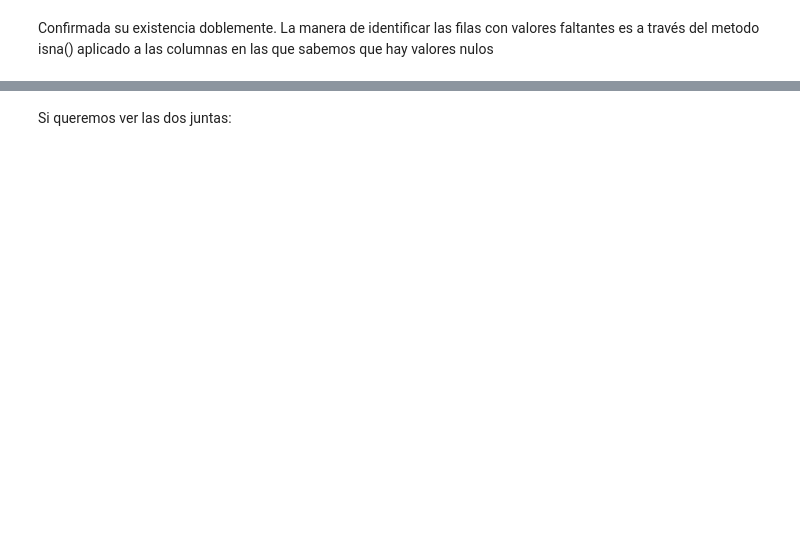
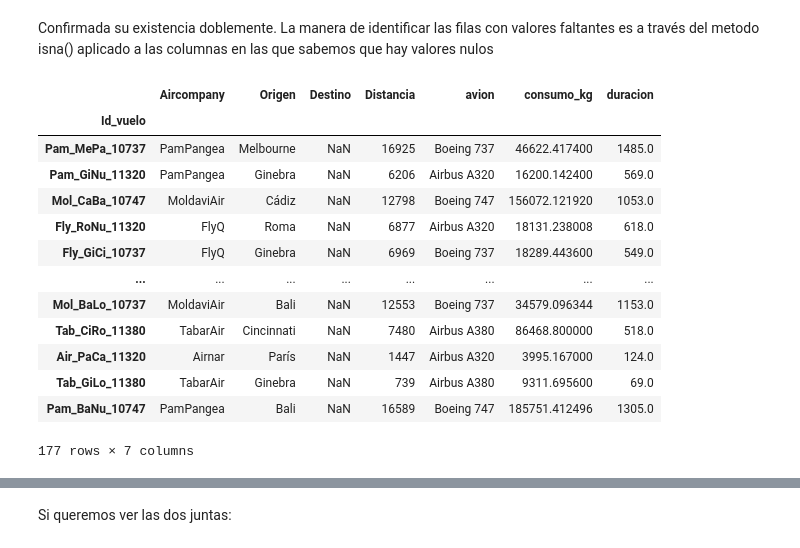
Before and after one commit to draranguez/DS-Online_DanielR, a Jupyter notebook: 02_Herramientas_Avanzadas/Sprint_04/Unidad_02_Pandas_II/01_Workout/06_Nulos.ipynb, the cells around one changed output, grey strips where cells are left out. Saved outputs shown, nothing was run; the diff lists cells and outputs as text; code cells hidden in the pictures; blank space fills up the shorter version.

```diff
--- a/02_Herramientas_Avanzadas/Sprint_04/Unidad_02_Pandas_II/01_Workout/06_Nulos.ipynb
+++ b/02_Herramientas_Avanzadas/Sprint_04/Unidad_02_Pandas_II/01_Workout/06_Nulos.ipynb
@@ -27,2 +87,19 @@ Para verlo con más precisión, primero aplicaremos el método value_counts con
 # %% [markdown]
 Confirmada su existencia doblemente. La manera de identificar las filas con valores faltantes es a través del  metodo isna() aplicado a las columnas en las que sabemos que hay valores nulos
+# %%
+df_aviones[df_aviones["Destino"].isna()]
+# %% [output]
+|  | Aircompany | Origen | Destino | Distancia | avion | consumo_kg | duracion |
+| Id_vuelo |  |  |  |  |  |  |  |
+| Pam_MePa_10737 | PamPangea | Melbourne | NaN | 16925 | Boeing 737 | 46622.417400 | 1485.0 |
+| Pam_GiNu_11320 | PamPangea | Ginebra | NaN | 6206 | Airbus A320 | 16200.142400 | 569.0 |
+| Mol_CaBa_10747 | MoldaviAir | Cádiz | NaN | 12798 | Boeing 747 | 156072.121920 | 1053.0 |
+| Fly_RoNu_11320 | FlyQ | Roma | NaN | 6877 | Airbus A320 | 18131.238008 | 618.0 |
+| Fly_GiCi_10737 | FlyQ | Ginebra | NaN | 6969 | Boeing 737 | 18289.443600 | 549.0 |
+| ... | ... | ... | ... | ... | ... | ... | ... |
+| Mol_BaLo_10737 | MoldaviAir | Bali | NaN | 12553 | Boeing 737 | 34579.096344 | 1153.0 |
+| Tab_CiRo_11380 | TabarAir | Cincinnati | NaN | 7480 | Airbus A380 | 86468.800000 | 518.0 |
+| Air_PaCa_11320 | Airnar | París | NaN | 1447 | Airbus A320 | 3995.167000 | 124.0 |
+| Tab_GiLo_11380 | TabarAir | Ginebra | NaN | 739 | Airbus A380 | 9311.695600 | 69.0 |
+| Pam_BaNu_10747 | PamPangea | Bali | NaN | 16589 | Boeing 747 | 185751.412496 | 1305.0 |
+177 rows × 7 columns
```
Also changed, not shown: parts of 15 cells of this notebook, 5 other files.
